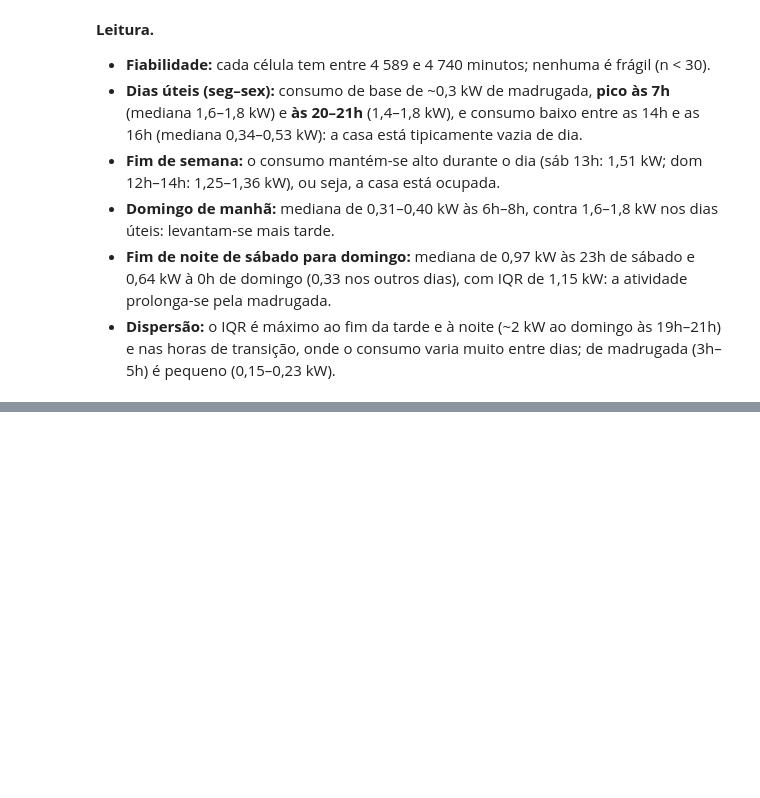
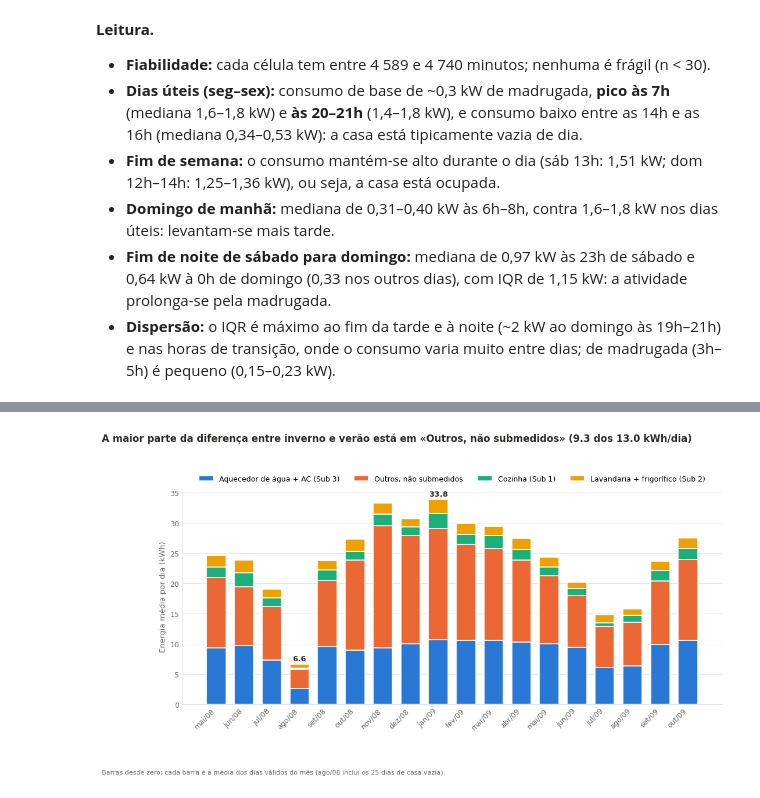
Before and after one commit to leonorrebola9/LusoEnergy_Project, a Jupyter notebook: 01_parteI_II.ipynb, the cells around one changed output, grey strips where cells are left out. Saved outputs shown, nothing was run; the diff lists cells and outputs as text; code cells hidden in the pictures; blank space fills up the shorter version.

```diff
--- a/01_parteI_II.ipynb
+++ b/01_parteI_II.ipynb
@@ -763,0 +873,33 @@ plt.show()
+# %%
+def plot_composicao_mensal(diario, caminho_png=None):
+    """Anual: energia média por dia em cada mês, decomposta por circuito."""
+    m = diario.resample("MS").mean()
+    fig, ax = plt.subplots(figsize=(12, 4.8))
+    base = np.zeros(len(m))
+    for c in COMP:
+        ax.bar(range(len(m)), m[c], bottom=base, width=0.7, color=COR[c], edgecolor="white", lw=1.2, label=NOME[c])
+        base += m[c].values
+    ax.set_xticks(range(len(m)), [f"{MESES_PT[d.month - 1]}/{d:%y}" for d in m.index], rotation=45, ha="right")
+    ax.set_ylabel("Energia média por dia (kWh)", fontsize=9.5, color=TINTA_2)
+    estilo(ax)
+    for i in [int(np.argmax(m["total"])), int(np.argmin(m["total"]))]:
+        ax.annotate(f"{m['total'].iloc[i]:.1f}", (i, m["total"].iloc[i]), xytext=(0, 4), textcoords="offset points",
+                    ha="center", fontsize=9.5, color=TINTA, fontweight="bold")
+    ax.legend(ncol=4, frameon=False, fontsize=9, loc="lower center", bbox_to_anchor=(0.5, 1.0))
+    inv = diario[diario.index.month.isin([12, 1, 2])].mean()
+    ver = diario[diario.index.month.isin([6, 7, 8]) & ~((diario.index >= AUS_INI) & (diario.index <= AUS_FIM))].mean()
+    maior = (inv - ver)[COMP].idxmax()
+    fig.suptitle(f"A maior parte da diferença entre inverno e verão está em «{NOME[maior]}» "
+                 f"({(inv - ver)[maior]:.1f} dos {(inv - ver)['total']:.1f} kWh/dia)", x=0.01, ha="left", y=1.08,
+                 fontsize=12, fontweight="bold", color=TINTA)
+    fig.text(0.01, -0.14, "Barras desde zero; cada barra é a média dos dias válidos do mês (ago/08 inclui os 25 dias de casa vazia).",
+             fontsize=8, color=TINTA_2)
+    if caminho_png:
+        fig.savefig(caminho_png, dpi=150, bbox_inches="tight", facecolor="white")
+    return fig
+
+
+fig = plot_composicao_mensal(diario, "figures/2_1_anual_composicao.png")
+plt.show()
+# %% [output]
+[figure, added]
```
Also changed, not shown: parts of 27 cells of this notebook, 6 other files.
